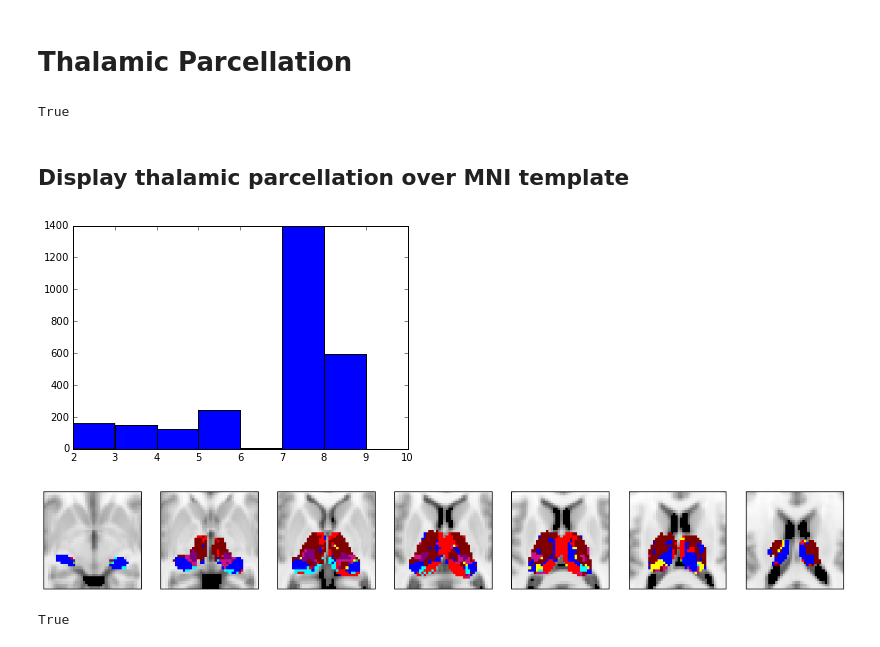
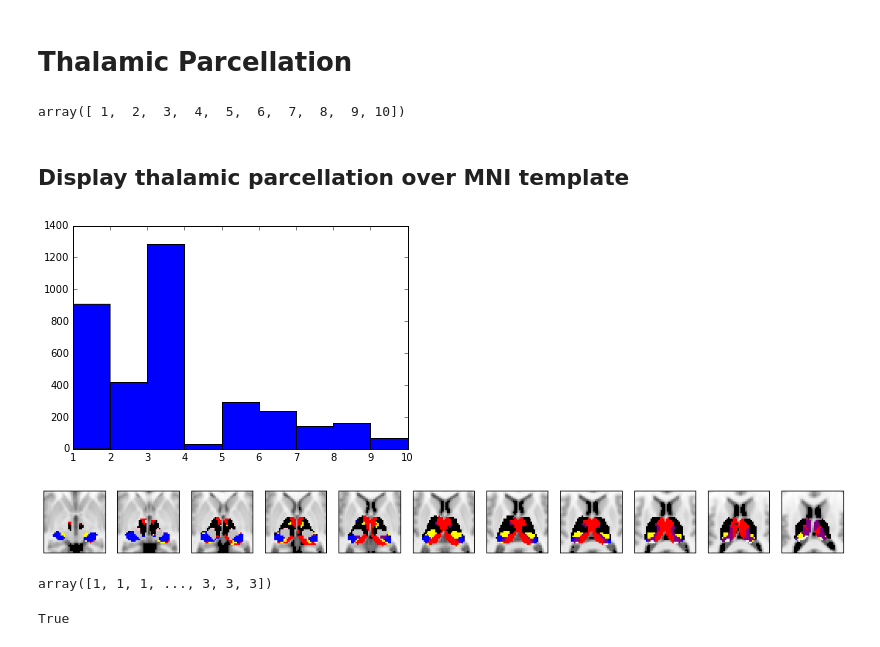
Before and after one commit to kaihwang/FuncParcel, a Jupyter notebook: Visualize Parcellation.ipynb, the cells around one changed output. Drawn from its saved outputs; the diff is of its cells as text; code cells hidden in the pictures.

```diff
--- a/Visualize Parcellation.ipynb
+++ b/Visualize Parcellation.ipynb
@@ -11,70 +12,77 @@ from matplotlib import colors
 # Thalamic Parcellation
 # %%
 #path to files ncessary for parcellation
-path_to_adjmat = 'Data/ThalamoCorticalAveMat'
-path_to_list_of_subcorticalcortical_ROIs = 'Data/Thalamocortical_ROIs_index'
-path_to_list_of_subcortical_voxels = 'Data/Thalamic_voxel_index'
-path_to_list_of_cortical_ROIs ='Data/Cortical_ROI_index'
-path_to_Cortical_CI = 'Data/MGH_CIv2'
+path_to_adjmat = '/home/despoB/connectome-thalamus/Thalamic_parcel/ThalamoCorticalAveMat'
+path_to_list_of_subcorticalcortical_ROIs = '/home/despoB/connectome-thalamus/ROIs/Cortical_CI_plus_thalamus_ROIs'
+path_to_list_of_subcortical_voxels = '/home/despoB/connectome-thalamus/ROIs/thalamus_voxel_indices'
+path_to_list_of_cortical_ROIs ='/home/despoB/connectome-thalamus/ROIs/Cortical_Network_CIs'
+path_to_Cortical_CI = '/home/despoB/connectome-thalamus/ROIs/Cortical_Network_CIs'
 
 #call function
 Thalamocalcortical_Targets, Thalamo_ParcelCIs = FuncParcel.parcel_subcortical_network(path_to_adjmat, \
             path_to_list_of_subcorticalcortical_ROIs, \
             path_to_list_of_subcortical_voxels, path_to_list_of_cortical_ROIs, path_to_Cortical_CI)
-# %% [output]
-True
+# %%
+np.unique(CIs)
+# %% [output]
+array([ 1,  2,  3,  4,  5,  6,  7,  8,  9, 10])
 # %% [markdown]
 ## Display thalamic parcellation over MNI template
+# %%
+# load subcortical voxel info
+Thalamus_voxel_coordinate = np.loadtxt('/home/despoB/connectome-thalamus/ROIs/thalamus_voxels_ijk_indices', dtype = int)
+
+# sort CI vector
+CIs = np.zeros(len(Thalamus_voxel_coordinate))
+for i, thalamus_voxel_index in enumerate(Thalamus_voxel_coordinate[:,3]):
+   CIs[i]= Thalamo_ParcelCIs[thalamus_voxel_index][0]
+
+
+# show histogram of CI distribution
+CIs = CIs.astype(int)
+plt.hist(CIs, bins=np.unique(CIs))
+plt.show()
+# %% [output]
+[figure, added]
 # %%
-# load subcortical voxel info
-Thalamus_voxel_coordinate = np.loadtxt('Data/thalamus_voxel_coordinate_ijk_RPI2mm_scaled', dtype = int)
-
-# sort CI vector
-CIs = np.zeros(len(Thalamus_voxel_coordinate))
-for i, thalamus_voxel_index in enumerate(Thalamus_voxel_coordinate[:,3]):
-   CIs[i]= Thalamo_ParcelCIs[thalamus_voxel_index][0]
-
-# show histogram of CI distribution
-CIs = CIs.astype(int)
-plt.hist(CIs, bins=np.unique(CIs)+1)
-plt.show()
-
-
 # show volum image
 MNI_img = nib.load('Data/MNI152_T1_2mm_brain.nii')
 MNI_data = MNI_img.get_data()
 
 # create mask for parcel
 Mask = np.zeros(MNI_data.shape)
 
 # assign CI to each subcortical voxel
 for i, CI in enumerate(CIs):
     Mask[Thalamus_voxel_coordinate[i,0], Thalamus_voxel_coordinate[i,1], Thalamus_voxel_coordinate[i,2]] = CIs[i].astype(int)
 Mask = np.ma.masked_where(Mask == 0, Mask)
 
 # flip dimension to show anteiror of the brain at top
 MNI_data = MNI_data.swapaxes(0,1)
 Mask = Mask.swapaxes(0,1)
 
 # some plot setting (colormap), interplotation..
-cmap = colors.ListedColormap(['blue', 'cyan', 'purple', 'yellow', 'mediumvioletred', 'limegreen', 'maroon', 'red'])
+cmap = colors.ListedColormap(['red', 'blue', 'black', 'pink', 'silver', 'yellow', 'purple', 'yellow', 'purple', 'white'])
 
 # display slice by slice
-Z_slices = range(np.min(Thalamus_voxel_coordinate[:,2]+1), np.max(Thalamus_voxel_coordinate[:,2]+1),2)
+Z_slices = range(np.min(Thalamus_voxel_coordinate[:,2]+2), np.max(Thalamus_voxel_coordinate[:,2]-1),1)
 fig = plt.figure()
 for i, Z_slice in enumerate(Z_slices):
     a = plt.subplot(1, len(Z_slices), i+1 )
     a.set_yticks([])
     a.set_xticks([])
     plt.imshow(MNI_data[40:80, 25:65, Z_slice], cmap='gray', interpolation='nearest')
-    plt.imshow(Mask[40:80, 25:65, Z_slice], cmap=cmap, interpolation='none')
+    plt.imshow(Mask[40:80, 25:65, Z_slice],cmap=cmap, interpolation='none')
     plt.ylim(plt.ylim()[::-1])
 
 fig.set_size_inches(18.5,10.5)
 plt.savefig('Data/Tha_parcel.png', bbox_inches='tight')
 # %% [output]
-[figure, old version]
+[figure, new version]
-[figure, removed]
+# %%
+CIs
+# %% [output]
+array([1, 1, 1, ..., 3, 3, 3])
 # %%
 # Striatal Parcellation
 # %%
```
Also changed, not shown: parts of 1 cell of this notebook, 39 other files.
